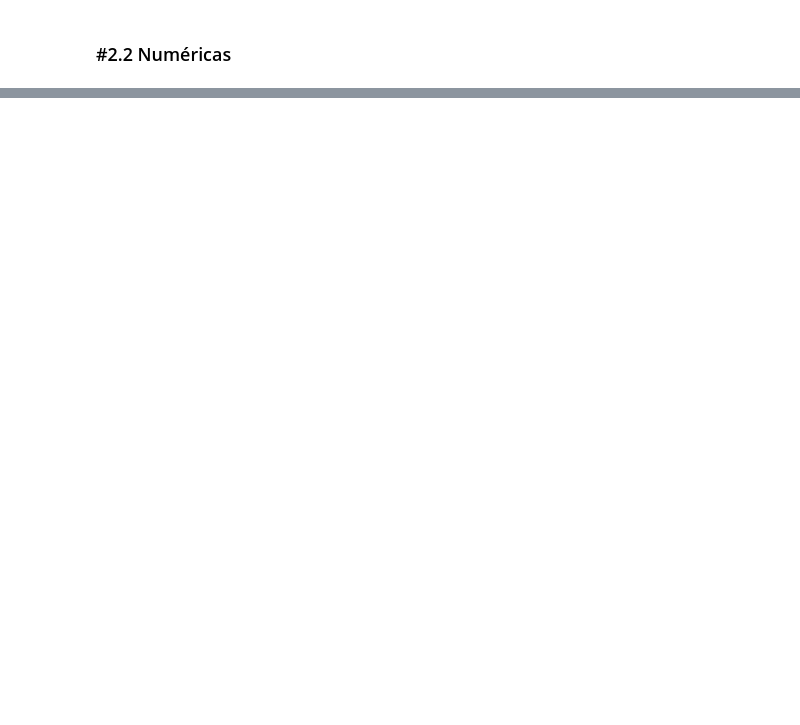
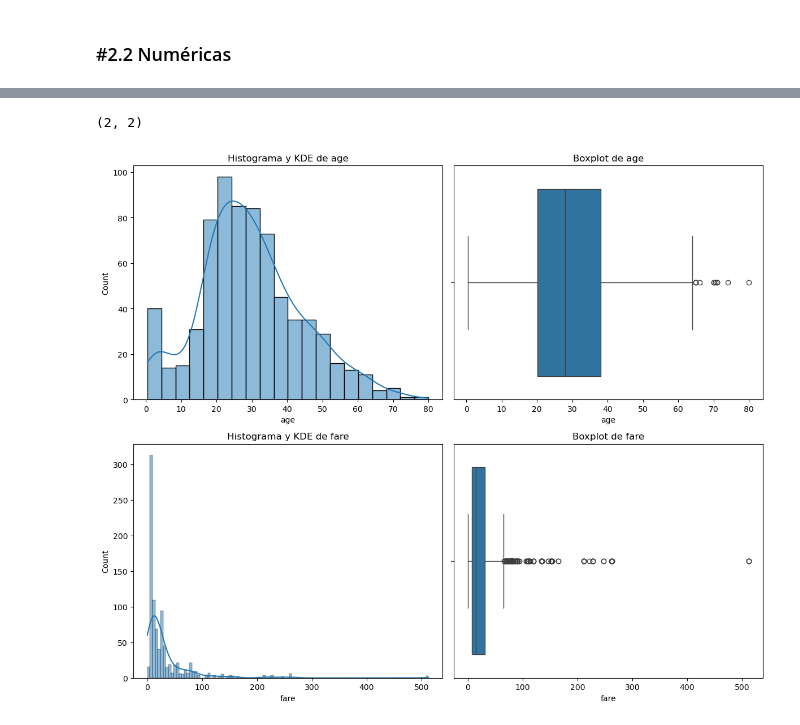
Before and after one commit to Emigarsan/DS-Online-Emilio-Garrote, a Jupyter notebook: Sprints/03_Data_Analysis/Sprint_07/Unidad_01_Estadistica_Descriptiva_Univariante/03_Practica_Obligatoria/18_Practica_Obligatoria_Univariante.ipynb, the cells around one changed output, grey strips where cells are left out. Saved outputs shown, nothing was run; the diff lists cells and outputs as text; code cells hidden in the pictures; blank space fills up the shorter version.

```diff
--- a/Sprints/03_Data_Analysis/Sprint_07/Unidad_01_Estadistica_Descriptiva_Univariante/03_Practica_Obligatoria/18_Practica_Obligatoria_Univariante.ipynb
+++ b/Sprints/03_Data_Analysis/Sprint_07/Unidad_01_Estadistica_Descriptiva_Univariante/03_Practica_Obligatoria/18_Practica_Obligatoria_Univariante.ipynb
@@ -320,2 +272,5 @@ plot_histo_dens(df_titanic, columnas_numericas)
 # %%
-plot_combined_graphs(df_titanic, columnas_numericas, whisker_width=1.5)
+bvt.plot_combined_graphs(df_titanic, columnas_numericas, whisker_width=1.5)
+# %% [output]
+(2, 2)
+[figure, added]
```
Also changed, not shown: parts of 16 cells of this notebook, 1 other file.
